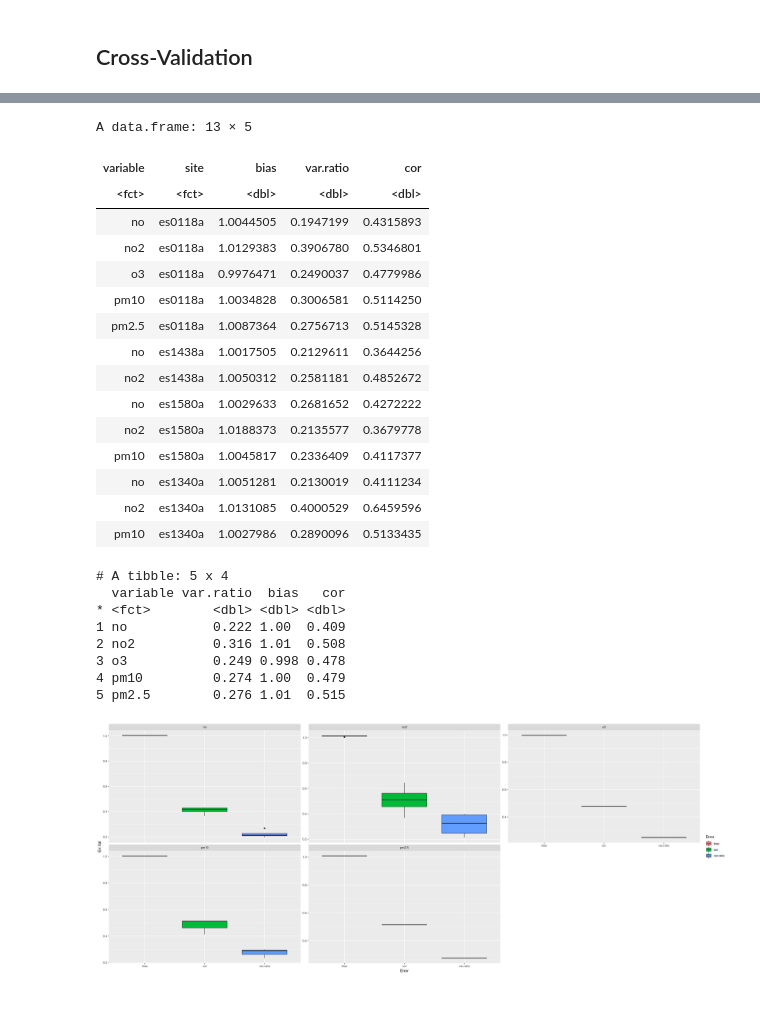
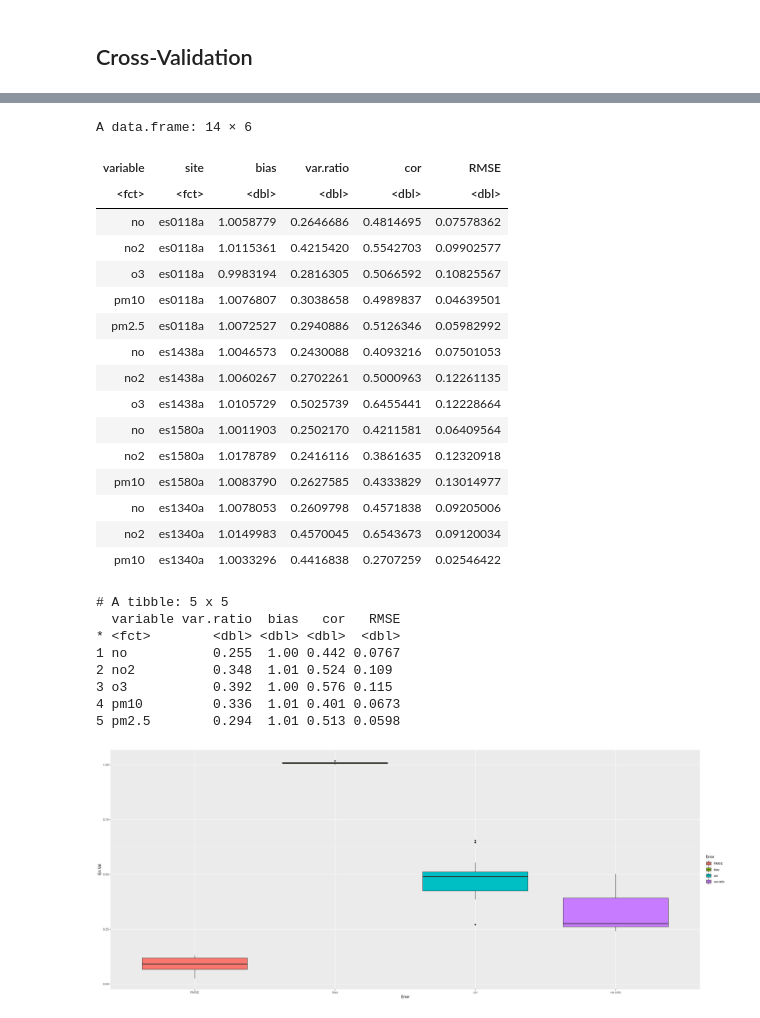
Before and after one commit to Jaimedgp/AirQualityCOVID, a Jupyter notebook: notebooks/Analysis/RandomForest/Cross-Validation.ipynb, the cells around one changed output, grey strips where cells are left out. Drawn from its saved outputs; the diff is of its cells as text; code cells hidden in the pictures.

```diff
--- a/notebooks/Analysis/RandomForest/Cross-Validation.ipynb
+++ b/notebooks/Analysis/RandomForest/Cross-Validation.ipynb
@@ -131,7 +125,9 @@ leave.one.year.out <- function(yr, data, omit.cl) {
 
     data.frame("bias"=mean(y.th) / mean(data[test,]$value),
                "var.ratio"=var(y.th) / var(data[test,]$value),
-               "cor"=cor(y.th, data[test,]$value, method = "pearson")
+               "cor"=cor(y.th, data[test,]$value,
+                         method = "pearson"),
+               "RMSE"=sqrt(mean((y.th - data[test,]$value)^2))
               )
 }
 # %%
@@ -145,18 +141,15 @@ for (st in sites.lv) {
     data.st <- data.df[data.df$site == st,]
 
     for (pll in levels(as.factor(data.st$variable))) {
-        print(paste(st, pll))
         dat <- data.st[data.st$variable == pll, ]
 
         if (sum(!is.na(dat$date)) > (365*2)) {
             # if there is enough data (more than 2 years), deseasonalized
-            ds.dat <- cbind(dat[, no.num.cl],
+            dat <- cbind(dat[, no.num.cl],
                          apply(dat[, -no.num.cl], 2, deseason))
-        } else { next }
+        }
 
-        ds.dat <- range.df(ds.dat, no.num.cl)# %>%
-        ds.dat <- std.filter(ds.dat, 3, no.num.cl) %>%
-                    drop_na()
+        ds.dat <- range.df(dat, no.num.cl)
 
         cv.row <- do.call(rbind, lapply(years, leave.one.year.out,
                                         ds.dat, no.num.cl))
@@ -186,46 +164,47 @@ for (st in sites.lv) {
 # %%
 cv.df
 # %% [output]
-A data.frame: 13 × 5
+A data.frame: 14 × 6
-| variable | site | bias | var.ratio | cor |
-| <fct> | <fct> | <dbl> | <dbl> | <dbl> |
-| no | es0118a | 1.0044505 | 0.1947199 | 0.4315893 |
-| no2 | es0118a | 1.0129383 | 0.3906780 | 0.5346801 |
-| o3 | es0118a | 0.9976471 | 0.2490037 | 0.4779986 |
-| pm10 | es0118a | 1.0034828 | 0.3006581 | 0.5114250 |
-| pm2.5 | es0118a | 1.0087364 | 0.2756713 | 0.5145328 |
-| no | es1438a | 1.0017505 | 0.2129611 | 0.3644256 |
-| no2 | es1438a | 1.0050312 | 0.2581181 | 0.4852672 |
-| no | es1580a | 1.0029633 | 0.2681652 | 0.4272222 |
-| no2 | es1580a | 1.0188373 | 0.2135577 | 0.3679778 |
-| pm10 | es1580a | 1.0045817 | 0.2336409 | 0.4117377 |
-| no | es1340a | 1.0051281 | 0.2130019 | 0.4111234 |
-| no2 | es1340a | 1.0131085 | 0.4000529 | 0.6459596 |
-| pm10 | es1340a | 1.0027986 | 0.2890096 | 0.5133435 |
+| variable | site | bias | var.ratio | cor | RMSE |
+| <fct> | <fct> | <dbl> | <dbl> | <dbl> | <dbl> |
+| no | es0118a | 1.0058779 | 0.2646686 | 0.4814695 | 0.07578362 |
+| no2 | es0118a | 1.0115361 | 0.4215420 | 0.5542703 | 0.09902577 |
+| o3 | es0118a | 0.9983194 | 0.2816305 | 0.5066592 | 0.10825567 |
+| pm10 | es0118a | 1.0076807 | 0.3038658 | 0.4989837 | 0.04639501 |
+| pm2.5 | es0118a | 1.0072527 | 0.2940886 | 0.5126346 | 0.05982992 |
+| no | es1438a | 1.0046573 | 0.2430088 | 0.4093216 | 0.07501053 |
+| no2 | es1438a | 1.0060267 | 0.2702261 | 0.5000963 | 0.12261135 |
+| o3 | es1438a | 1.0105729 | 0.5025739 | 0.6455441 | 0.12228664 |
+| no | es1580a | 1.0011903 | 0.2502170 | 0.4211581 | 0.06409564 |
+| no2 | es1580a | 1.0178789 | 0.2416116 | 0.3861635 | 0.12320918 |
+| pm10 | es1580a | 1.0083790 | 0.2627585 | 0.4333829 | 0.13014977 |
+| no | es1340a | 1.0078053 | 0.2609798 | 0.4571838 | 0.09205006 |
+| no2 | es1340a | 1.0149983 | 0.4570045 | 0.6543673 | 0.09120034 |
+| pm10 | es1340a | 1.0033296 | 0.4416838 | 0.2707259 | 0.02546422 |
 # %%
 mean.cv.df <- cv.df %>%
                 group_by(variable) %>%
                 summarise(var.ratio=mean(var.ratio),
                           bias=mean(bias),
-                          cor=mean(cor)
+                          cor=mean(cor),
+                          RMSE=mean(RMSE)
                          ) %>%
                 print()
 # %% [output]
-# A tibble: 5 x 4
-  variable var.ratio  bias   cor
-* <fct>        <dbl> <dbl> <dbl>
-1 no           0.222 1.00  0.409
-2 no2          0.316 1.01  0.508
-3 o3           0.249 0.998 0.478
-4 pm10         0.274 1.00  0.479
-5 pm2.5        0.276 1.01  0.515
+# A tibble: 5 x 5
+  variable var.ratio  bias   cor   RMSE
+* <fct>        <dbl> <dbl> <dbl>  <dbl>
+1 no           0.255  1.00 0.442 0.0767
+2 no2          0.348  1.01 0.524 0.109
+3 o3           0.392  1.00 0.576 0.115
+4 pm10         0.336  1.01 0.401 0.0673
+5 pm2.5        0.294  1.01 0.513 0.0598
 # %%
 pivot.cv.df <- cv.df %>%
         pivot_longer(cols = c(3:ncol(cv.df)),
                      names_to = "Error", values_to = "Err.Val")
 
 ggplot(data=pivot.cv.df, aes(x=Error, y=Err.Val, fill=Error)) +
-        geom_boxplot() +
-        facet_wrap(~variable, scales = "free_y")
+        geom_boxplot()
 # %% [output]
-[figure, old version]
+[figure, new version]
```
Also changed, not shown: parts of 3 cells of this notebook, 2 other files.
